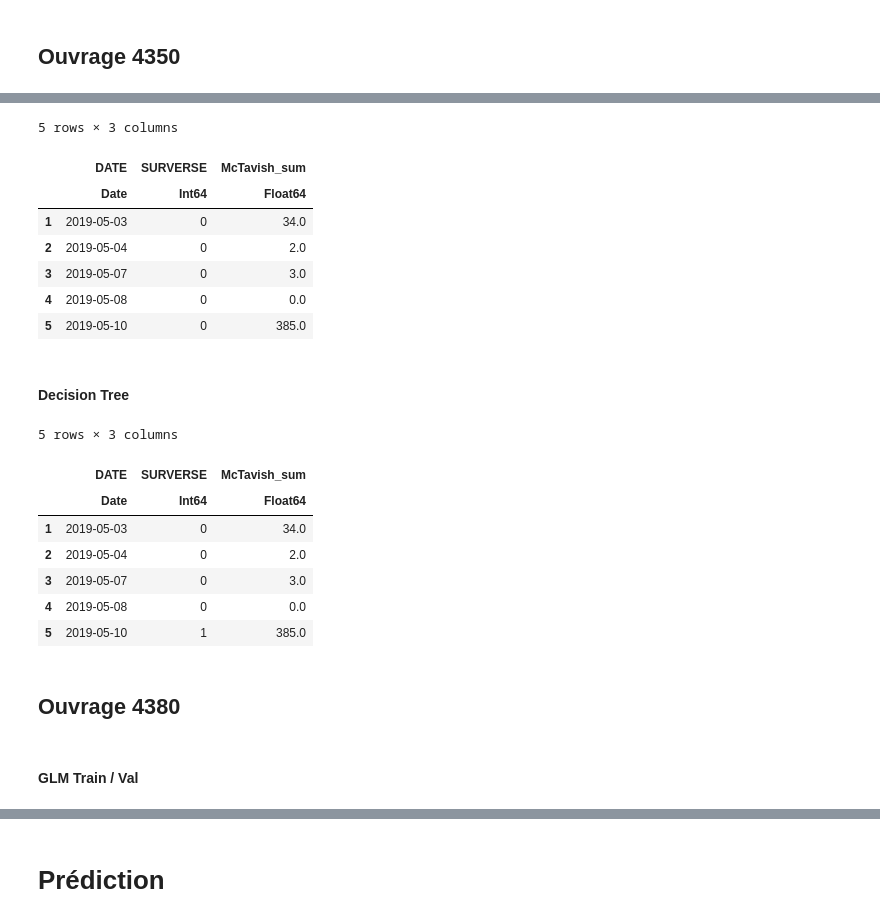
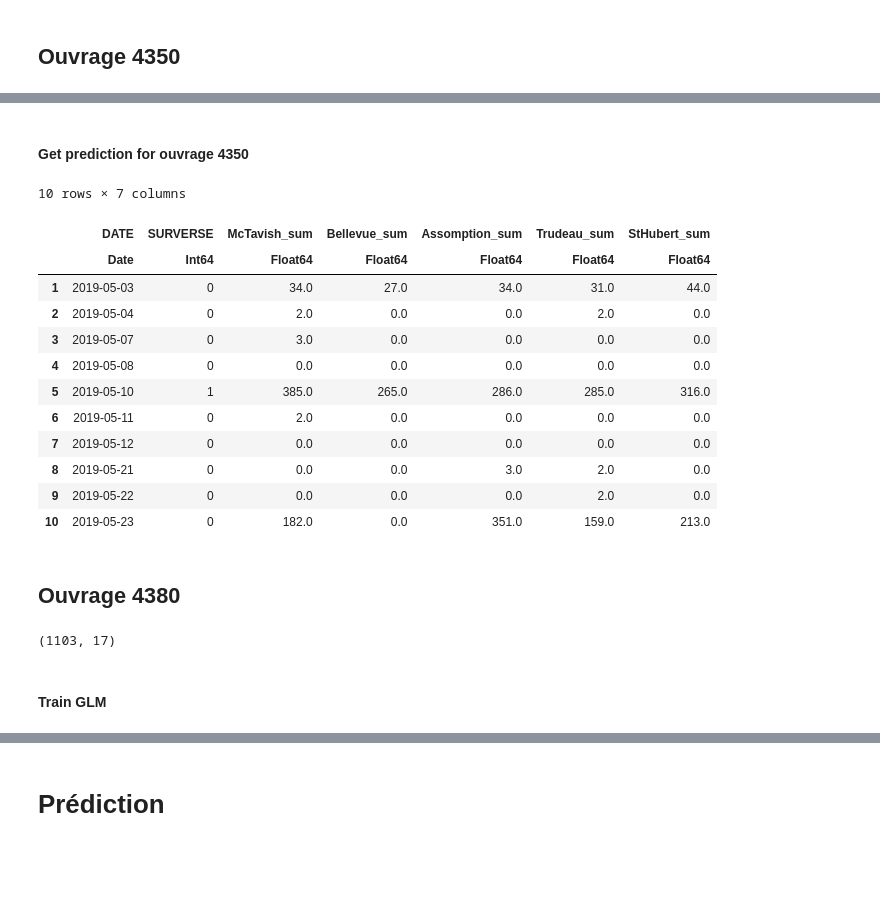
Before and after one commit to JeyzerMC/MTH3302-Project, a Jupyter notebook: Modele_Isolation.ipynb, the cells around one changed output, grey strips where cells are left out. Drawn from its saved outputs; the diff is of its cells as text; code cells hidden in the pictures; blank space fills up the shorter version.

```diff
--- a/Modele_Isolation.ipynb
+++ b/Modele_Isolation.ipynb
@@ -281,6 +345,9 @@ size(test_4350)
+# %%
+test_pred_rf = get_rf_probas(data_set, test_set, names_ft, best_params);
+test_pred_rf[:, 2];
+# %%
+test_pred = (test_pred_glm + test_pred_rf[:, 2]) ./ 2;
 # %%
-test_pred = GLM.predict(test_model, test_4350);
-threshold = 0.5;
-test_pred[test_pred .>= threshold] .= 1.0;
-test_pred[test_pred .< threshold] .= 0.0;
+test_pred[test_pred .>= best_threshold] .= 1.0;
+test_pred[test_pred .< best_threshold] .= 0.0;
 test_pred = convert(Array{Int}, trunc.(test_pred));
@@ -290,43 +354,32 @@ pred_4350[!, :SURVERSE] = test_pred;
-# %%
-first(pred_4350[!, [:DATE, :SURVERSE, :McTavish_sum]], 5)
-# %% [output]
-5 rows × 3 columns
-|  | DATE | SURVERSE | McTavish_sum |
-|  | Date | Int64 | Float64 |
-| 1 | 2019-05-03 | 0 | 34.0 |
-| 2 | 2019-05-04 | 0 | 2.0 |
-| 3 | 2019-05-07 | 0 | 3.0 |
-| 4 | 2019-05-08 | 0 | 0.0 |
-| 5 | 2019-05-10 | 0 | 385.0 |
-# %% [markdown]
-#### Decision Tree
-# %%
-dt_features = convert(Matrix{Float64}, data_4350[:, names_ft]);
-dt_labels = convert(Array{Int64}, data_4350[!,:SURVERSE]);
-dt_model = build_tree(dt_labels, dt_features);
-
-dt_model = prune_tree(dt_model, 0.9)
-
-dt_to_pred = convert(Matrix{Float64}, test_4350[:, names_ft]);
-test_pred = apply_tree(dt_model, dt_to_pred);
-
-pred_4350 = test_4350;
-pred_4350[!, :SURVERSE] = test_pred;
-# %%
-first(pred_4350[!, [:DATE, :SURVERSE, :McTavish_sum]], 5)
-# %% [output]
-5 rows × 3 columns
-|  | DATE | SURVERSE | McTavish_sum |
-|  | Date | Int64 | Float64 |
-| 1 | 2019-05-03 | 0 | 34.0 |
-| 2 | 2019-05-04 | 0 | 2.0 |
-| 3 | 2019-05-07 | 0 | 3.0 |
-| 4 | 2019-05-08 | 0 | 0.0 |
-| 5 | 2019-05-10 | 1 | 385.0 |
+# %% [markdown]
+#### Get prediction for ouvrage 4350
+# %%
+pred_4350 = test_set;
+pred_4350[!, :SURVERSE] = test_pred;
+vis_ft = [:DATE, :SURVERSE, :McTavish_sum, :Bellevue_sum, :Assomption_sum, :Trudeau_sum, :StHubert_sum];
+first(pred_4350[!, vis_ft], 10)
+# %% [output]
+10 rows × 7 columns
+|  | DATE | SURVERSE | McTavish_sum | Bellevue_sum | Assomption_sum | Trudeau_sum | StHubert_sum |
+|  | Date | Int64 | Float64 | Float64 | Float64 | Float64 | Float64 |
+| 1 | 2019-05-03 | 0 | 34.0 | 27.0 | 34.0 | 31.0 | 44.0 |
+| 2 | 2019-05-04 | 0 | 2.0 | 0.0 | 0.0 | 2.0 | 0.0 |
+| 3 | 2019-05-07 | 0 | 3.0 | 0.0 | 0.0 | 0.0 | 0.0 |
+| 4 | 2019-05-08 | 0 | 0.0 | 0.0 | 0.0 | 0.0 | 0.0 |
+| 5 | 2019-05-10 | 1 | 385.0 | 265.0 | 286.0 | 285.0 | 316.0 |
+| 6 | 2019-05-11 | 0 | 2.0 | 0.0 | 0.0 | 0.0 | 0.0 |
+| 7 | 2019-05-12 | 0 | 0.0 | 0.0 | 0.0 | 0.0 | 0.0 |
+| 8 | 2019-05-21 | 0 | 0.0 | 0.0 | 3.0 | 2.0 | 0.0 |
+| 9 | 2019-05-22 | 0 | 0.0 | 0.0 | 0.0 | 2.0 | 0.0 |
+| 10 | 2019-05-23 | 0 | 182.0 | 0.0 | 351.0 | 159.0 | 213.0 |
 # %% [markdown]
 ## Ouvrage 4380
 # %%
-data_4380 = CSV.read("data/parsed/ouvrage_4380.csv");
-train_set, val_set = partitionTrainTest(data_4380);
+data_set = CSV.read("data/parsed/ouvrage_4380.csv");
+train_set, val_set = partitionTrainTest(data_set);
+val_labels = val_set[!, :SURVERSE];
+size(data_set)
+# %% [output]
+(1103, 17)
 # %% [markdown]
-#### GLM Train / Val
+#### Train GLM
```
Also changed, not shown: parts of 109 cells of this notebook, 4 other files.
